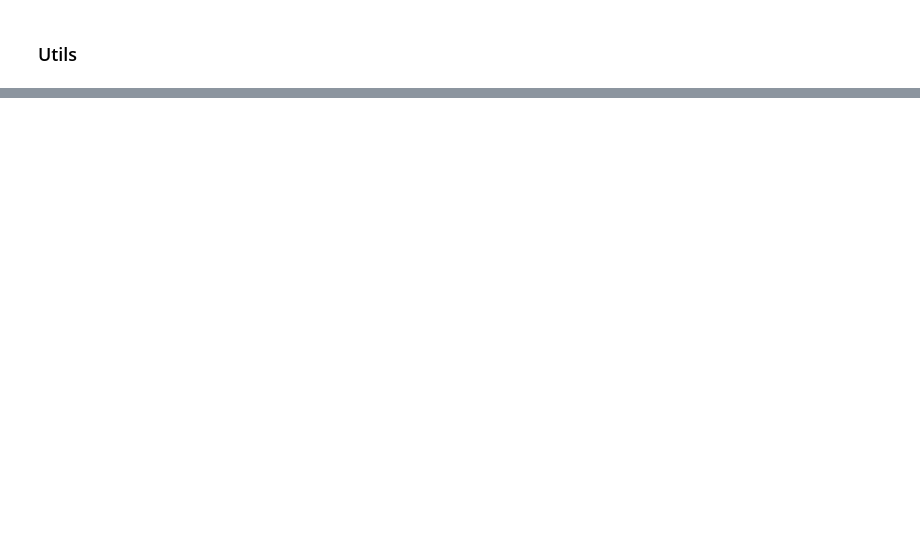
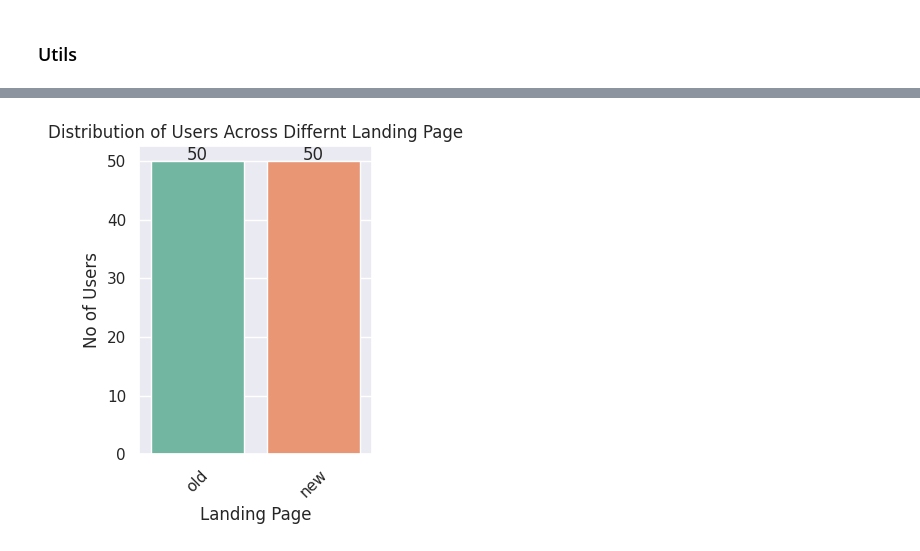
Before and after one commit to Rajesh2015/E-news-Express-Project, a Jupyter notebook: E-news Express Project Solution.ipynb, the cells around one changed output, grey strips where cells are left out. Saved outputs shown, nothing was run; the diff lists cells and outputs as text; code cells hidden in the pictures; blank space fills up the shorter version.

```diff
--- a/E-news Express Project Solution.ipynb
+++ b/E-news Express Project Solution.ipynb
@@ -258,0 +355,6 @@ plot_histogram_and_boxplot(df, column='time_spent_on_the_page', xlabel='Time Spe
+# %%
+# Distribution  of users across group using count plot to check it
+plt=draw_count_plot(df,"landing_page","Landing Page","No of Users","Distribution of Users Across Differnt Landing Page",hue="landing_page")
+plt.show()
+# %% [output]
+[figure, added]
```
Also changed, not shown: parts of 19 cells of this notebook.
